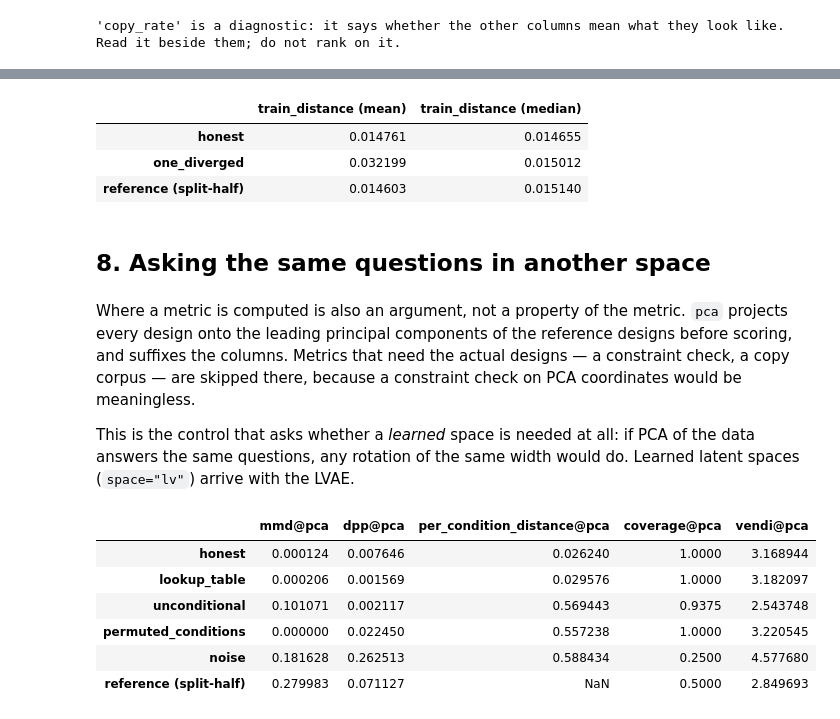
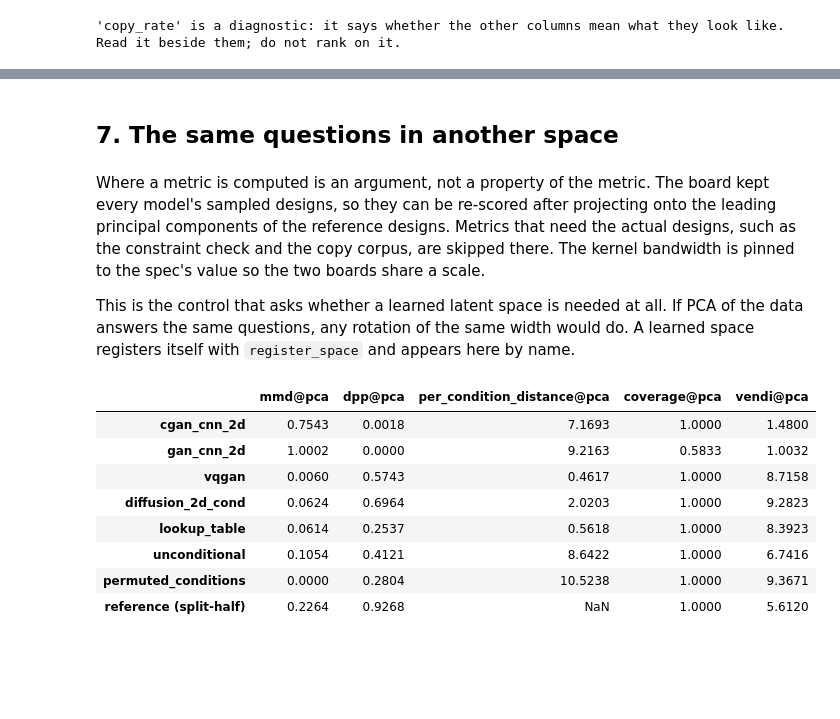
Before and after one commit to IDEALLab/EngiOpt, a Jupyter notebook: example_metrics_suite.ipynb, the cells around one changed output, grey strips where cells are left out. Saved outputs shown, nothing was run; the diff lists cells and outputs as text; code cells hidden in the pictures; blank space fills up the shorter version.

```diff
--- a/example_metrics_suite.ipynb
+++ b/example_metrics_suite.ipynb
@@ -228,39 +284,26 @@ published board, a field of the frozen spec recorded in every row — so there a
-# %%
-one_diverged = MODELS["honest"].copy()
-one_diverged[0] = rng.random((8, 10))  # fifteen good designs and one that went wrong
-
-compare = {"honest": MODELS["honest"], "one_diverged": one_diverged}
-pd.DataFrame(
-    {
-        "train_distance (mean)": board.evaluate(compare)["train_distance"],
-        "train_distance (median)": board.evaluate(compare, aggregation="median")["train_distance"],
-    }
-)
-# %% [output]
-|  | train_distance (mean) | train_distance (median) |
-| honest | 0.014761 | 0.014655 |
-| one_diverged | 0.032199 | 0.015012 |
-| reference (split-half) | 0.014603 | 0.015140 |
 # %% [markdown]
-## 8. Asking the same questions in another space
+## 7. The same questions in another space
 # %% [markdown]
-Where a metric is computed is also an argument, not a property of the metric. `pca`
-projects every design onto the leading principal components of the reference designs
-before scoring, and suffixes the columns. Metrics that need the actual designs — a
-constraint check, a copy corpus — are skipped there, because a constraint check on PCA
-coordinates would be meaningless.
+Where a metric is computed is an argument, not a property of the metric. The board
+kept every model's sampled designs, so they can be re-scored after projecting onto
+the leading principal components of the reference designs. Metrics that need the
+actual designs, such as the constraint check and the copy corpus, are skipped there.
+The kernel bandwidth is pinned to the spec's value so the two boards share a scale.
 
-This is the control that asks whether a *learned* space is needed at all: if PCA of the
-data answers the same questions, any rotation of the same width would do. Learned
-latent spaces (`space="lv"`) arrive with the LVAE.
+This is the control that asks whether a learned latent space is needed at all. If PCA
+of the data answers the same questions, any rotation of the same width would do. A
+learned space registers itself with `register_space` and appears here by name.
-# %%
-board.evaluate(MODELS, space="pca", width=8)
-# %% [output]
-|  | mmd@pca | dpp@pca | per_condition_distance@pca | coverage@pca | vendi@pca |
-| honest | 0.000124 | 0.007646 | 0.026240 | 1.0000 | 3.168944 |
-| lookup_table | 0.000206 | 0.001569 | 0.029576 | 1.0000 | 3.182097 |
-| unconditional | 0.101071 | 0.002117 | 0.569443 | 0.9375 | 2.543748 |
-| permuted_conditions | 0.000000 | 0.022450 | 0.557238 | 1.0000 | 3.220545 |
-| noise | 0.181628 | 0.262513 | 0.588434 | 0.2500 | 4.577680 |
-| reference (split-half) | 0.279983 | 0.071127 | NaN | 0.5000 | 2.849693 |
+# %%
+pca_board = Board(evaluator.problem, reference=REFERENCE, train=TRAIN, sigma=spec.sigma)
+pca_board.evaluate(board.designs, space="pca", width=8, aggregation="median").round(4)
+# %% [output]
+|  | mmd@pca | dpp@pca | per_condition_distance@pca | coverage@pca | vendi@pca |
+| cgan_cnn_2d | 0.7543 | 0.0018 | 7.1693 | 1.0000 | 1.4800 |
+| gan_cnn_2d | 1.0002 | 0.0000 | 9.2163 | 0.5833 | 1.0032 |
+| vqgan | 0.0060 | 0.5743 | 0.4617 | 1.0000 | 8.7158 |
+| diffusion_2d_cond | 0.0624 | 0.6964 | 2.0203 | 1.0000 | 9.2823 |
+| lookup_table | 0.0614 | 0.2537 | 0.5618 | 1.0000 | 8.3923 |
+| unconditional | 0.1054 | 0.4121 | 8.6422 | 1.0000 | 6.7416 |
+| permuted_conditions | 0.0000 | 0.2804 | 10.5238 | 1.0000 | 9.3671 |
+| reference (split-half) | 0.2264 | 0.9268 | NaN | 1.0000 | 5.6120 |
 # %% [markdown]
```
Also changed, not shown: parts of 41 cells of this notebook, 3 other files.
